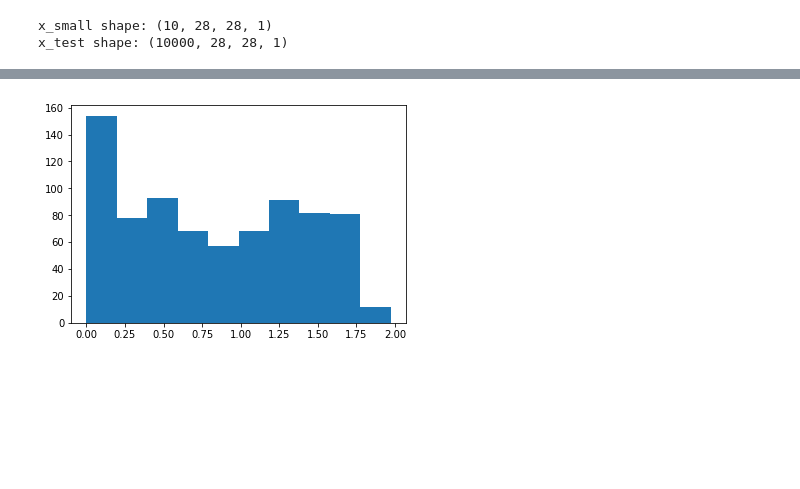
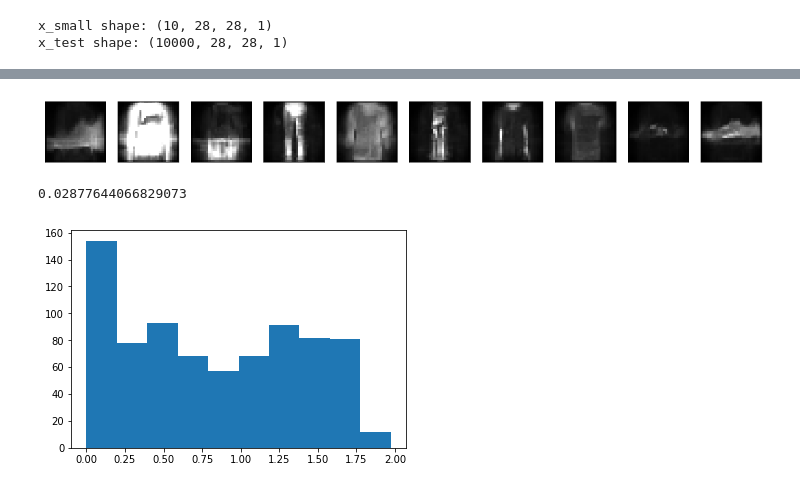
Before and after one commit to PonchonB/Mathematical_Morphologies_And_Deep_Learning, a Jupyter notebook: Notebooks/18_11_07_NNSAE_on_FashionMNIST.ipynb, the cells around one changed output, grey strips where cells are left out. Saved outputs shown, nothing was run; the diff lists cells and outputs as text; code cells hidden in the pictures; blank space fills up the shorter version.

```diff
--- a/Notebooks/18_11_07_NNSAE_on_FashionMNIST.ipynb
+++ b/Notebooks/18_11_07_NNSAE_on_FashionMNIST.ipynb
@@ -67,3 +83,11 @@ Atom images of the decoder
+# %%
+bastien_utils.plot_all_images(x_rec_test_clipped[idx_small])
+# %% [output]
+[figure, added]
+# %%
+np.mean(np.square(x_test-x_rec_test_clipped))
+# %% [output]
+0.02877644066829073
 # %%
 plt.hist(x_rec_small[1].flatten())
 plt.show()
```
Also changed, not shown: parts of 17 cells of this notebook, 13 other files.
